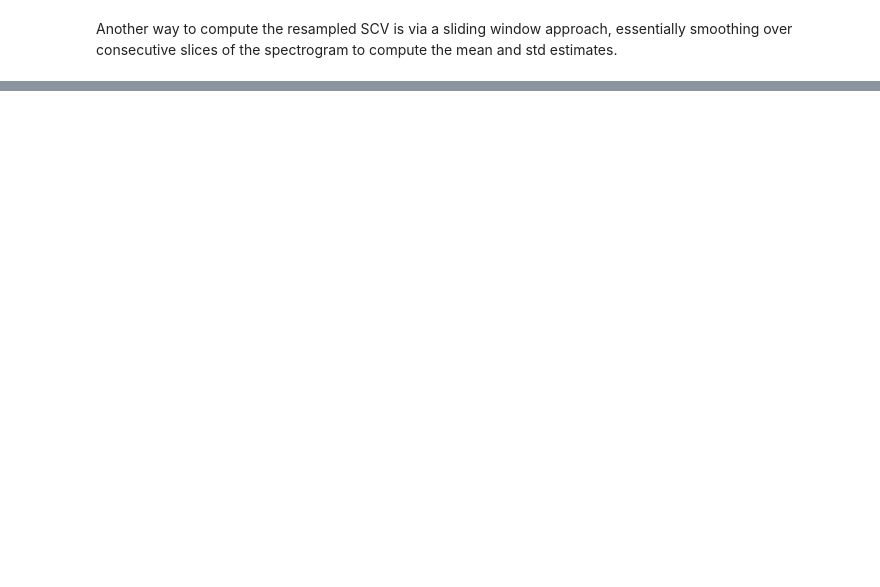
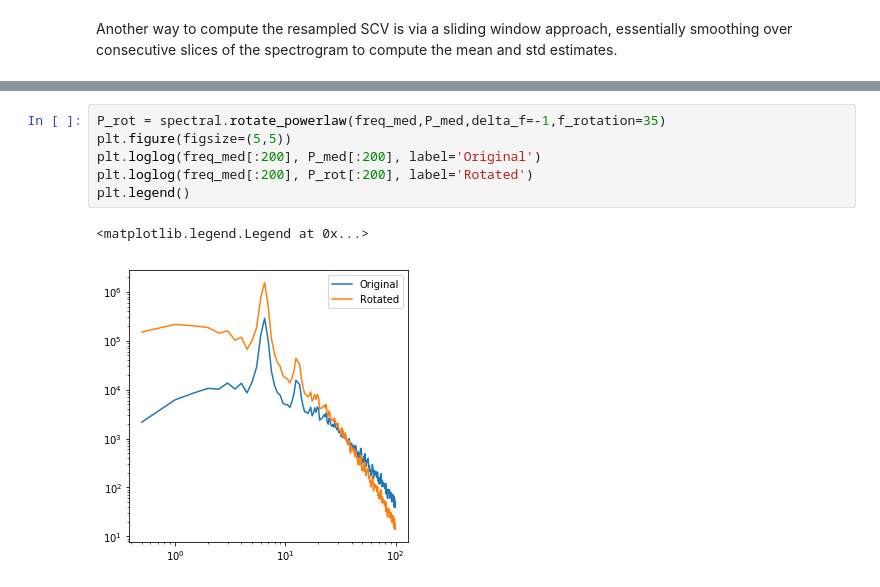
Before and after one commit to neurodsp-tools/neurodsp, a Jupyter notebook: tutorials/Spectral domain analysis.ipynb, the cells around one changed output, grey strips where cells are left out. Drawn from its saved outputs; the diff is of its cells as text; blank space fills up the shorter version.

```diff
--- a/tutorials/Spectral domain analysis.ipynb
+++ b/tutorials/Spectral domain analysis.ipynb
@@ -123,0 +133,9 @@ plt.show()
+# %%
+P_rot = spectral.rotate_powerlaw(freq_med,P_med,delta_f=-1,f_rotation=35)
+plt.figure(figsize=(5,5))
+plt.loglog(freq_med[:200], P_med[:200], label='Original')
+plt.loglog(freq_med[:200], P_rot[:200], label='Rotated')
+plt.legend()
+# %% [output]
+<matplotlib.legend.Legend at 0x...>
+[figure, added]
```
Also changed, not shown: parts of 10 cells of this notebook.
